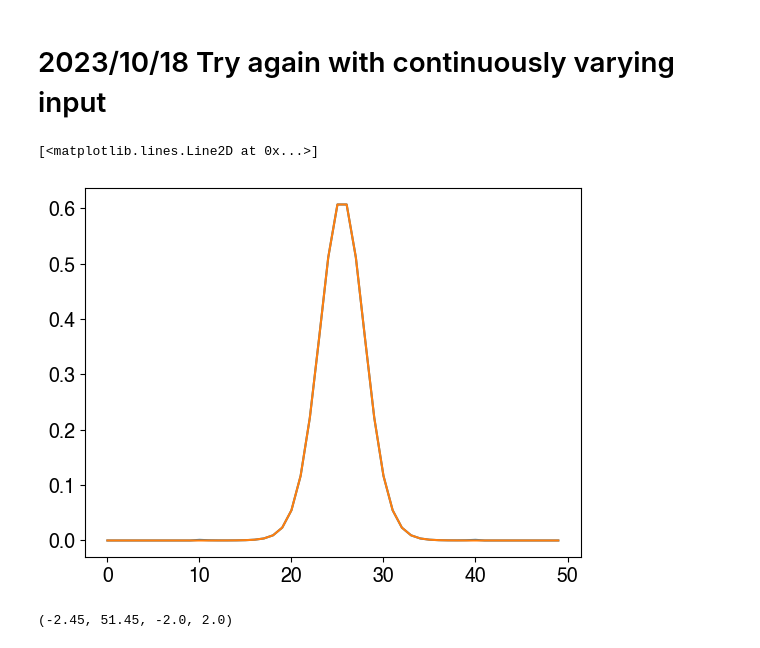
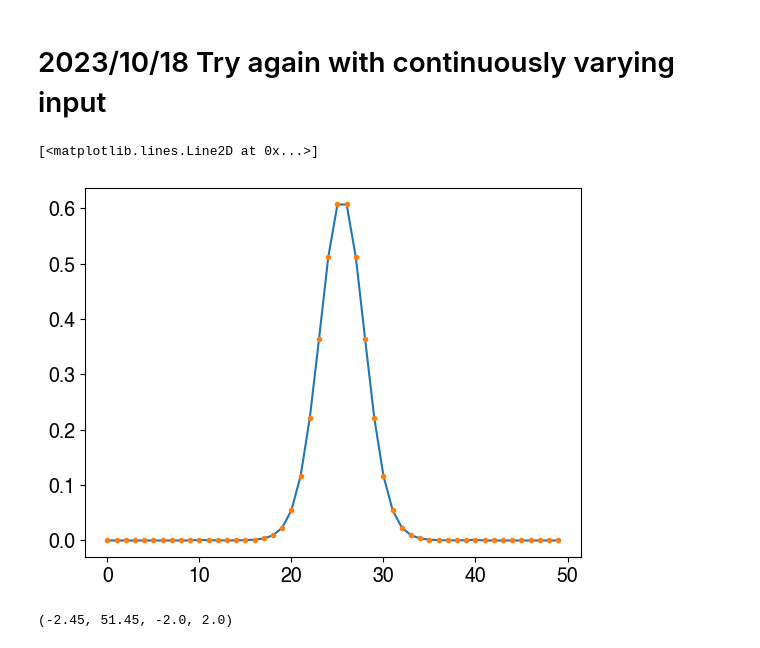
Before and after one commit to Collective-Logic-Lab/laplace-decisions, a Jupyter notebook: develop-translation-operator.ipynb, the cells around one changed output. Cells and saved outputs as stored; diff of their text form; code cells hidden in the pictures.

Commit message:
first working case of arbitrary dynamics of edge (dn/dt = 1/t)

```diff
--- a/develop-translation-operator.ipynb
+++ b/develop-translation-operator.ipynb
@@ -416,6 +416,6 @@ Text(0, 0.5, 'Edge location')
 # 2023/10/18 Try again with continuously varying input
 # %%
 fp1 = net.find_edge_state(25)
-fp2 = net.find_edge_state(26)
+fp2 = net.find_edge_state(25.0001)
 # %%
 fp1_min = net.find_edge_state(25,method='minimize')
@@ -423,9 +423,12 @@ fp2_min = net.find_edge_state(26,method='minimize')
+# %%
+fp2_big_step = net.find_edge_state(26)
 # %%
-plt.plot(fp2-fp1)
-plt.plot(fp2_min-fp1_min)
+plt.plot((fp2-fp1)*10000)
+plt.plot((fp2_big_step-fp1),'.')
+#plt.plot((fp2_min-fp1_min)*10000)
 # %% [output]
 [<matplotlib.lines.Line2D at 0x...>]
-[figure, old version]
+[figure, new version]
 # %%
 plt.plot(fp1)
 plt.plot(fp1_min)
```
Also changed, not shown: parts of 6 cells of this notebook.
